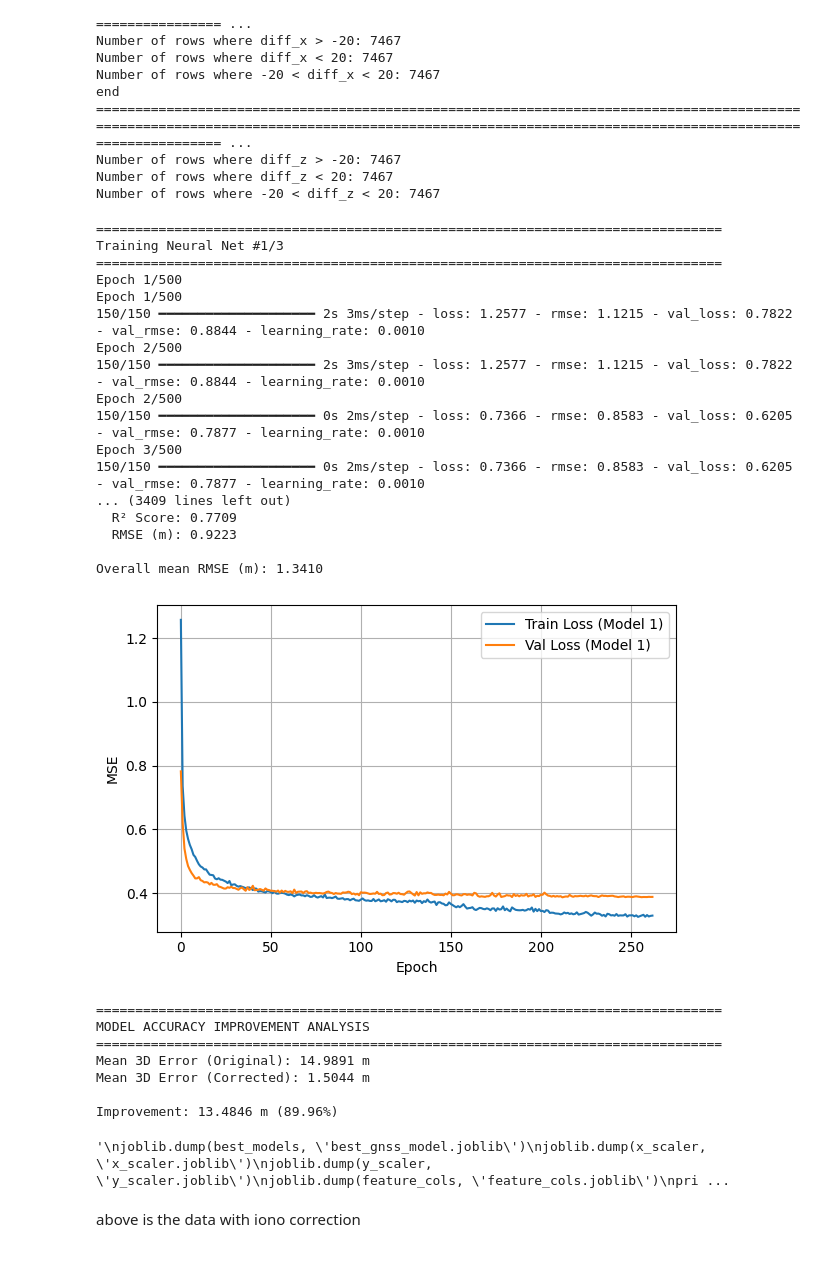
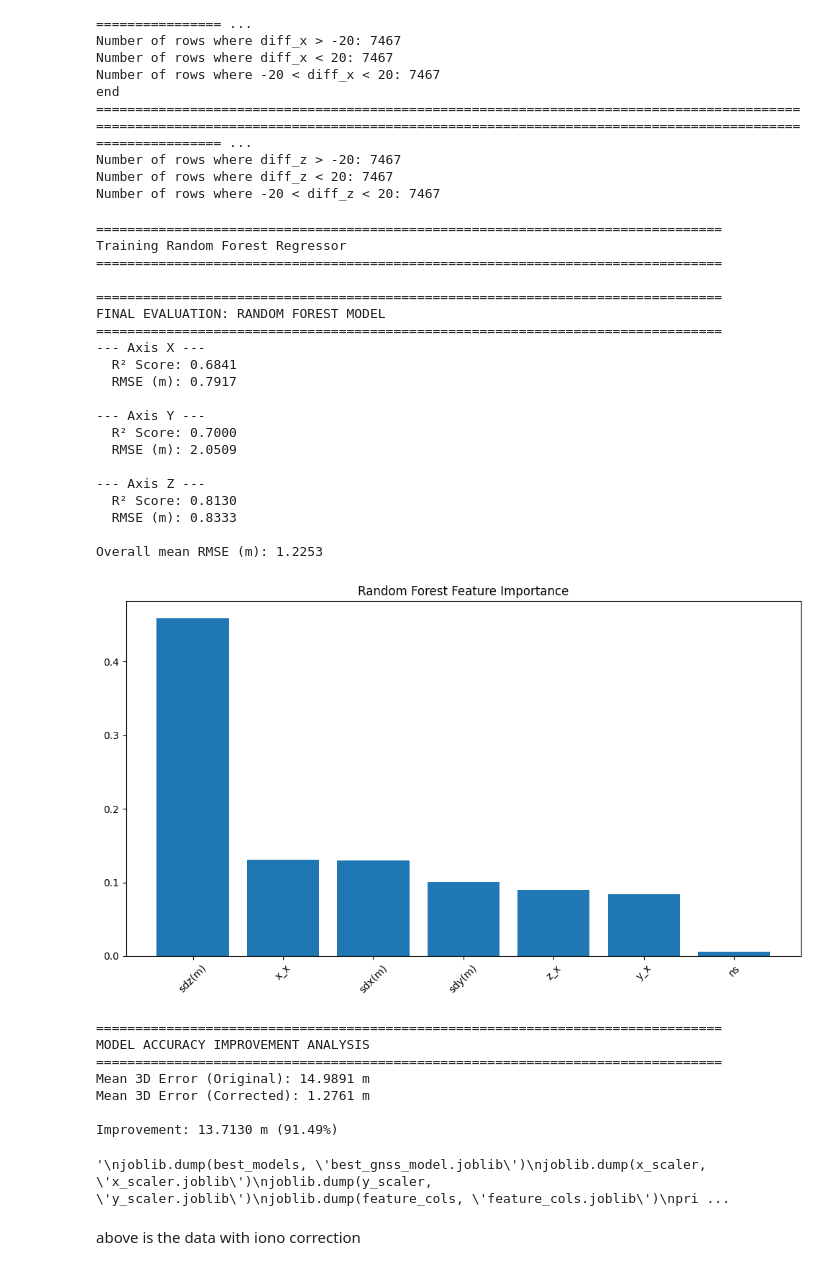
Before and after one commit to ZeyadSaleh-ejust/RTKCorrection, a Jupyter notebook: src/research/NN_ensamble_gemy_modified_by_zeyad.ipynb, the cells around one changed output. Saved outputs shown, nothing was run; the diff lists cells and outputs as text; code cells hidden in the pictures.

Commit message:
using RandomForest instead of Hybrid Ensemble technique.

```diff
--- a/src/research/NN_ensamble_gemy_modified_by_zeyad.ipynb
+++ b/src/research/NN_ensamble_gemy_modified_by_zeyad.ipynb
@@ -267,7 +197,7 @@ def calculate_accuracy_improvement(test_df, y_pred_corrected, spp_cols):
 
     # Original 3D Error
     original_3d_errors = np.sqrt(test_df['diff_x']**2 + test_df['diff_y']**2 + test_df['diff_z']**2)
-    mean_original_error = original_3d_errors.median()
+    mean_original_error = original_3d_errors.mean()
 
     # Corrected 3D Error
     corrected_spp_x = test_df[spp_x_col] + y_pred_corrected[:, 0]
@@ -279,7 +209,7 @@ def calculate_accuracy_improvement(test_df, y_pred_corrected, spp_cols):
     corrected_diff_z = test_df['z_y'] - corrected_spp_z
 
     corrected_3d_errors = np.sqrt(corrected_diff_x**2 + corrected_diff_y**2 + corrected_diff_z**2)
-    mean_corrected_error = corrected_3d_errors.median()
+    mean_corrected_error = corrected_3d_errors.mean()
 
     improvement = mean_original_error - mean_corrected_error
     improvement_percent = (improvement / mean_original_error) * 100 if mean_original_error != 0 else 0
@@ -445,43 +375,46 @@ Number of rows where -20 < diff_z < 20: 7467
 # %%
     # 2) train simple Neural Network (BatchNorm + Dropout)
     # Think of it like asking multiple experts for their opinion and averaging their answers.
-best_models, x_scaler, y_scaler, X_test, y_pred = train_ensemble_and_evaluate(unified_df, feature_cols, n_networks=3, add_tree=True)
+best_models, x_scaler, y_scaler, X_test, y_pred = train_ensemble_and_evaluate(unified_df, feature_cols)
 test_df = unified_df.loc[X_test.index]
 
 calculate_accuracy_improvement(test_df, y_pred, (spp_x, spp_y, spp_z))
 """
     joblib.dump(best_models, 'best_gnss_model.joblib')
     joblib.dump(x_scaler, 'x_scaler.joblib')
     joblib.dump(y_scaler, 'y_scaler.joblib')
     joblib.dump(feature_cols, 'feature_cols.joblib')
     print("\n✓ Best model, scaler, and feature list saved successfully!")
     print("\n✓ Analysis complete!")"""
 # %% [output]
 ================================================================================
-Training Neural Net #1/3
+Training Random Forest Regressor
 ================================================================================
-Epoch 1/500
-Epoch 1/500
-150/150 ━━━━━━━━━━━━━━━━━━━━ 2s 3ms/step - loss: 1.2577 - rmse: 1.1215 - val_loss: 0.7822 - val_rmse: 0.8844 - learning_rate: 0.0010
-Epoch 2/500
-150/150 ━━━━━━━━━━━━━━━━━━━━ 2s 3ms/step - loss: 1.2577 - rmse: 1.1215 - val_loss: 0.7822 - val_rmse: 0.8844 - learning_rate: 0.0010
-Epoch 2/500
-150/150 ━━━━━━━━━━━━━━━━━━━━ 0s 2ms/step - loss: 0.7366 - rmse: 0.8583 - val_loss: 0.6205 - val_rmse: 0.7877 - learning_rate: 0.0010
-Epoch 3/500
-150/150 ━━━━━━━━━━━━━━━━━━━━ 0s 2ms/step - loss: 0.7366 - rmse: 0.8583 - val_loss: 0.6205 - val_rmse: 0.7877 - learning_rate: 0.0010
-... (3409 lines left out)
-  R² Score: 0.7709
-  RMSE (m): 0.9223
 
-Overall mean RMSE (m): 1.3410
+================================================================================
+FINAL EVALUATION: RANDOM FOREST MODEL
+================================================================================
+--- Axis X ---
+  R² Score: 0.6841
+  RMSE (m): 0.7917
+
+--- Axis Y ---
+  R² Score: 0.7000
+  RMSE (m): 2.0509
+
+--- Axis Z ---
+  R² Score: 0.8130
+  RMSE (m): 0.8333
+
+Overall mean RMSE (m): 1.2253
-[figure, old version]
+[figure, new version]
 ================================================================================
 MODEL ACCURACY IMPROVEMENT ANALYSIS
 ================================================================================
 Mean 3D Error (Original): 14.9891 m
-Mean 3D Error (Corrected): 1.5044 m
+Mean 3D Error (Corrected): 1.2761 m
 
-Improvement: 13.4846 m (89.96%)
+Improvement: 13.7130 m (91.49%)
 '\njoblib.dump(best_models, \'best_gnss_model.joblib\')\njoblib.dump(x_scaler, \'x_scaler.joblib\')\njoblib.dump(y_scaler, \'y_scaler.joblib\')\njoblib.dump(feature_cols, \'feature_cols.joblib\')\npri ...
 # %% [markdown]
 above is the data with iono correction
```
Also changed, not shown: parts of 3 cells of this notebook.
